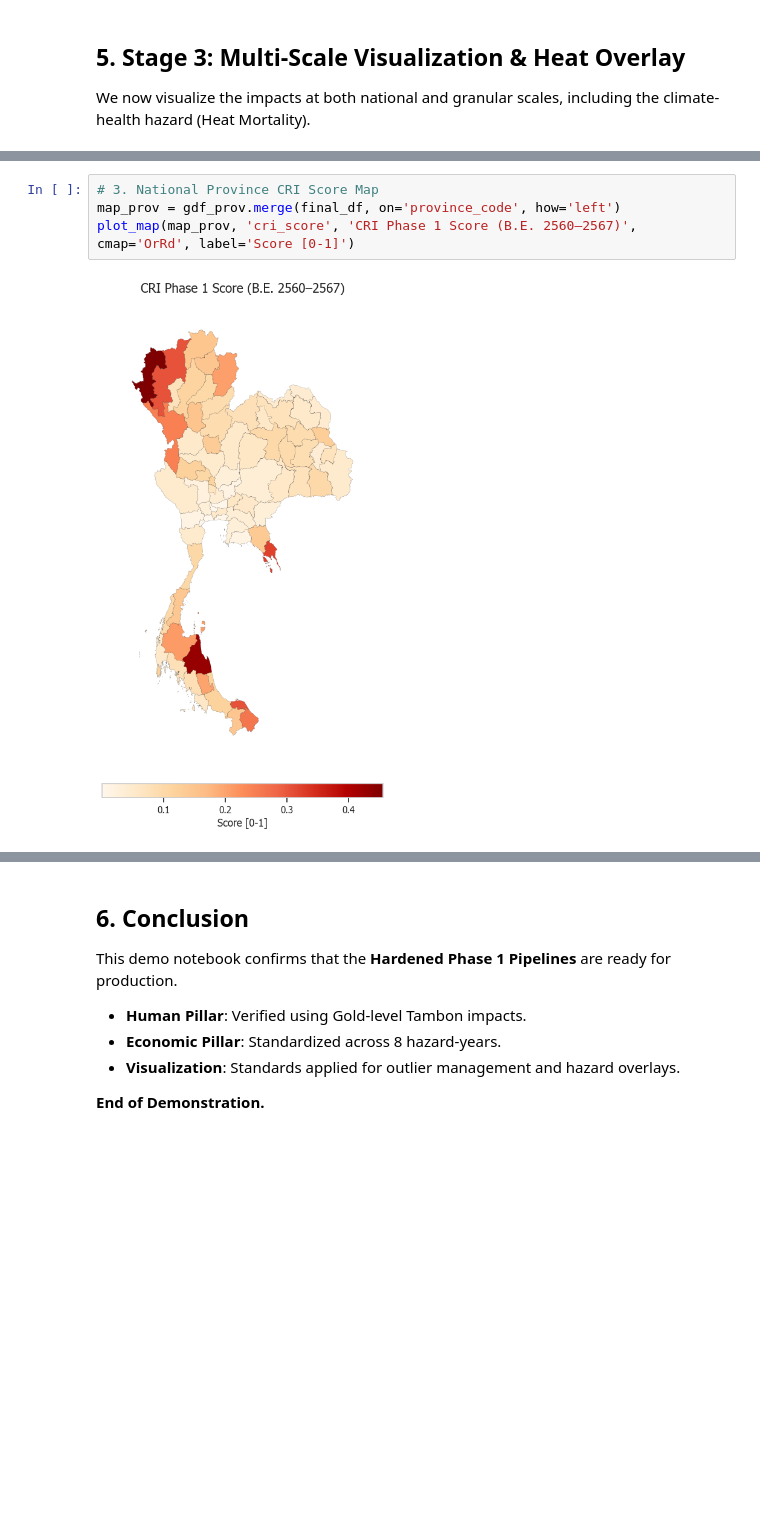
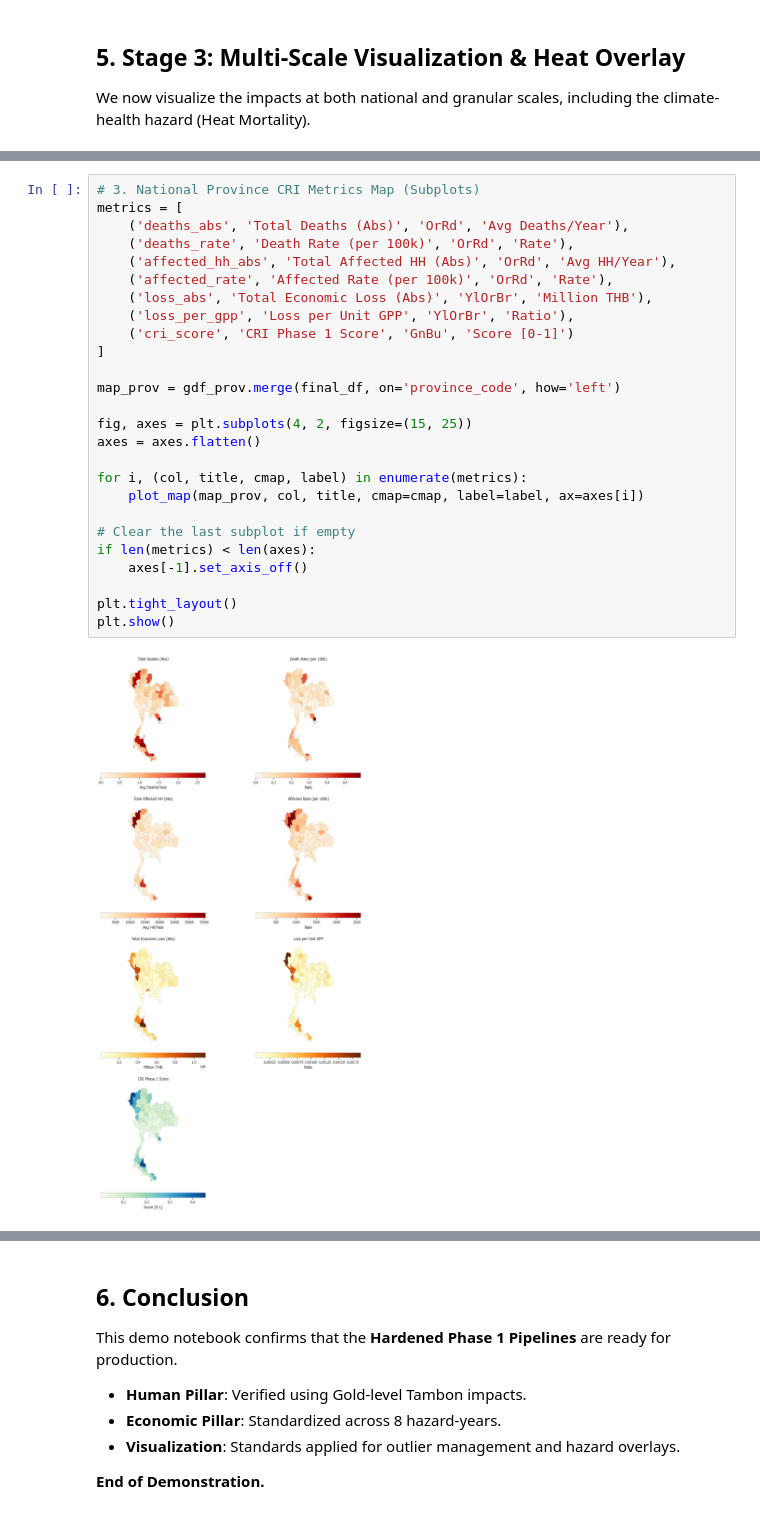
Before and after one commit to Bossax/arun-creagy, a Jupyter notebook: ψ/incubate/DCCE/CRI/data_system/script/analysis_notebooks/cri_phase_1_demo.ipynb, the cells around one changed output, grey strips where cells are left out. Drawn from its saved outputs; the diff is of its cells as text; blank space fills up the shorter version.

```diff
--- a/ψ/incubate/DCCE/CRI/data_system/script/analysis_notebooks/cri_phase_1_demo.ipynb
+++ b/ψ/incubate/DCCE/CRI/data_system/script/analysis_notebooks/cri_phase_1_demo.ipynb
@@ -195,9 +201,31 @@ def plot_map(gdf, column, title, cmap='OrRd', label='Value'):
-# %%
-# 3. National Province CRI Score Map
-map_prov = gdf_prov.merge(final_df, on='province_code', how='left')
-plot_map(map_prov, 'cri_score', 'CRI Phase 1 Score (B.E. 2560–2567)', cmap='OrRd', label='Score [0-1]')
-# %% [output]
-[figure, removed]
+# %%
+# 3. National Province CRI Metrics Map (Subplots)
+metrics = [
+    ('deaths_abs', 'Total Deaths (Abs)', 'OrRd', 'Avg Deaths/Year'),
+    ('deaths_rate', 'Death Rate (per 100k)', 'OrRd', 'Rate'),
+    ('affected_hh_abs', 'Total Affected HH (Abs)', 'OrRd', 'Avg HH/Year'),
+    ('affected_rate', 'Affected Rate (per 100k)', 'OrRd', 'Rate'),
+    ('loss_abs', 'Total Economic Loss (Abs)', 'YlOrBr', 'Million THB'),
+    ('loss_per_gpp', 'Loss per Unit GPP', 'YlOrBr', 'Ratio'),
+    ('cri_score', 'CRI Phase 1 Score', 'GnBu', 'Score [0-1]')
+]
+
+map_prov = gdf_prov.merge(final_df, on='province_code', how='left')
+
+fig, axes = plt.subplots(4, 2, figsize=(15, 25))
+axes = axes.flatten()
+
+for i, (col, title, cmap, label) in enumerate(metrics):
+    plot_map(map_prov, col, title, cmap=cmap, label=label, ax=axes[i])
+
+# Clear the last subplot if empty
+if len(metrics) < len(axes):
+    axes[-1].set_axis_off()
+
+plt.tight_layout()
+plt.show()
+# %% [output]
+[figure, added]
 # %%
 # 4. Granular Tambon Impact Map (Affected Households)
 tambon_impact = df_ddpm.groupby('subdistrict_code')['affected_households_sum'].sum().reset_index()
```
Also changed, not shown: parts of 4 cells of this notebook, 8 other files.
